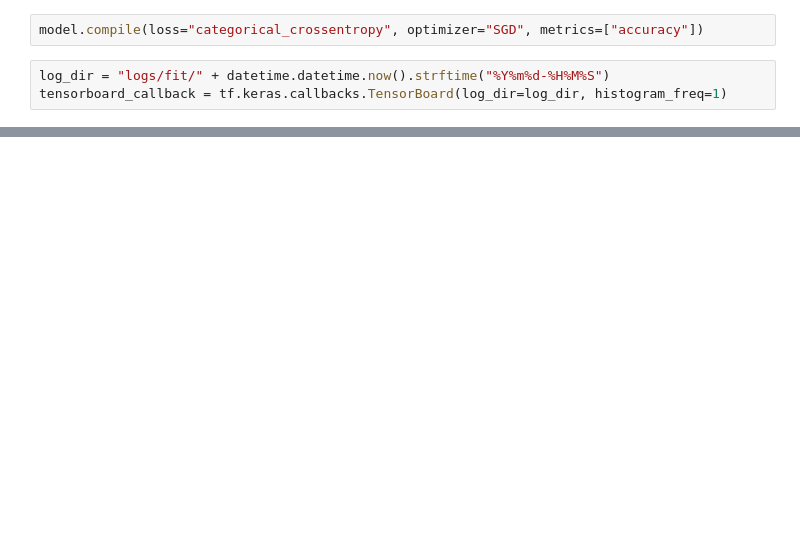
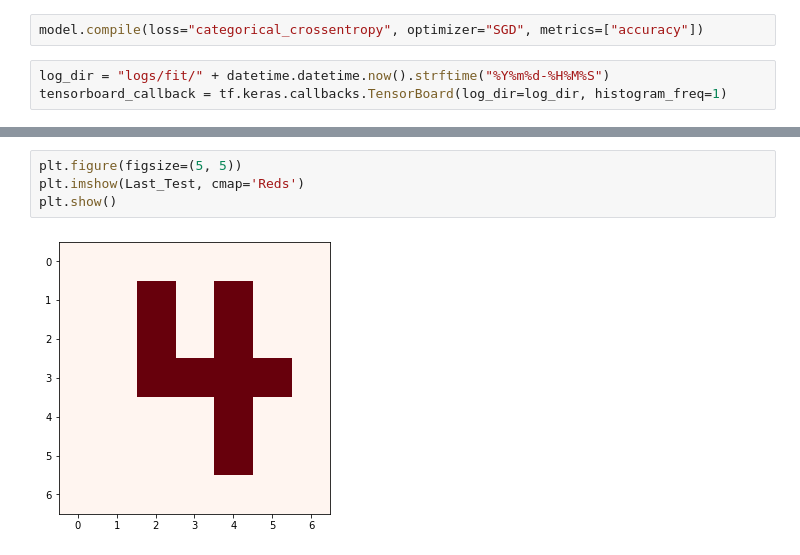
Before and after one commit to till2/till2, a Jupyter notebook: MNIST.ipynb, the cells around one changed output, grey strips where cells are left out. Cells and saved outputs as stored; diff of their text form; blank space fills up the shorter version.

```diff
--- a/MNIST.ipynb
+++ b/MNIST.ipynb
@@ -118,0 +189,6 @@ Evaluation: 97.35%
+# %%
+plt.figure(figsize=(5, 5))
+plt.imshow(Last_Test, cmap='Reds')
+plt.show()
+# %% [output]
+[figure, added]
```
Also changed, not shown: parts of 17 cells of this notebook.
